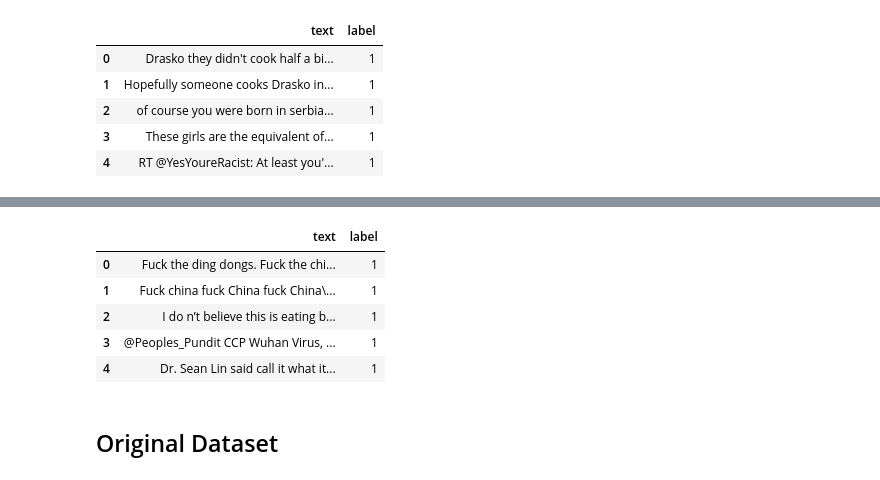
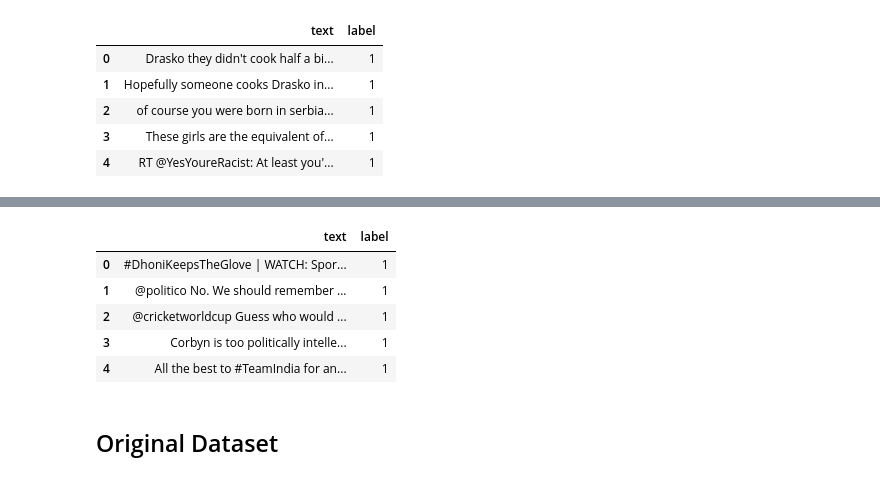
Before and after one commit to datascisteven/Automated-Hate-Tweet-Detection, a Jupyter notebook: notebooks/balanced.ipynb, the cells around one changed output, grey strips where cells are left out. Drawn from its saved outputs; the diff is of its cells as text; code cells hidden in the pictures.

```diff
--- a/notebooks/balanced.ipynb
+++ b/notebooks/balanced.ipynb
@@ -95,0 +79,3 @@ df3
+# %%
+df3 = pd.read_csv("../data/english_dataset.tsv", delimiter = "\t")
+df3
@@ -96,14 +113,14 @@ df3
 # %%
 df3['label'] = 1
-df3 = df3.drop(columns=['id', 'author_id', 'created_at'], axis=1)
+df3 = df3[['text', 'label']]
 df3.head()
 # %% [output]
 |  | text | label |
-| 0 | Fuck the ding dongs. Fuck the chi... | 1 |
-| 1 | Fuck china fuck China fuck China\... | 1 |
-| 2 | I do n’t believe this is eating b... | 1 |
-| 3 | @Peoples_Pundit CCP Wuhan Virus, ... | 1 |
-| 4 | Dr. Sean Lin said call it what it... | 1 |
+| 0 | #DhoniKeepsTheGlove | WATCH: Spor... | 1 |
+| 1 | @politico No. We should remember ... | 1 |
+| 2 | @cricketworldcup Guess who would ... | 1 |
+| 3 | Corbyn is too politically intelle... | 1 |
+| 4 | All the best to #TeamIndia for an... | 1 |
 # %% [markdown]
 ## Original Dataset
 # %%
```
Also changed, not shown: parts of 11 cells of this notebook, 16 other files.
